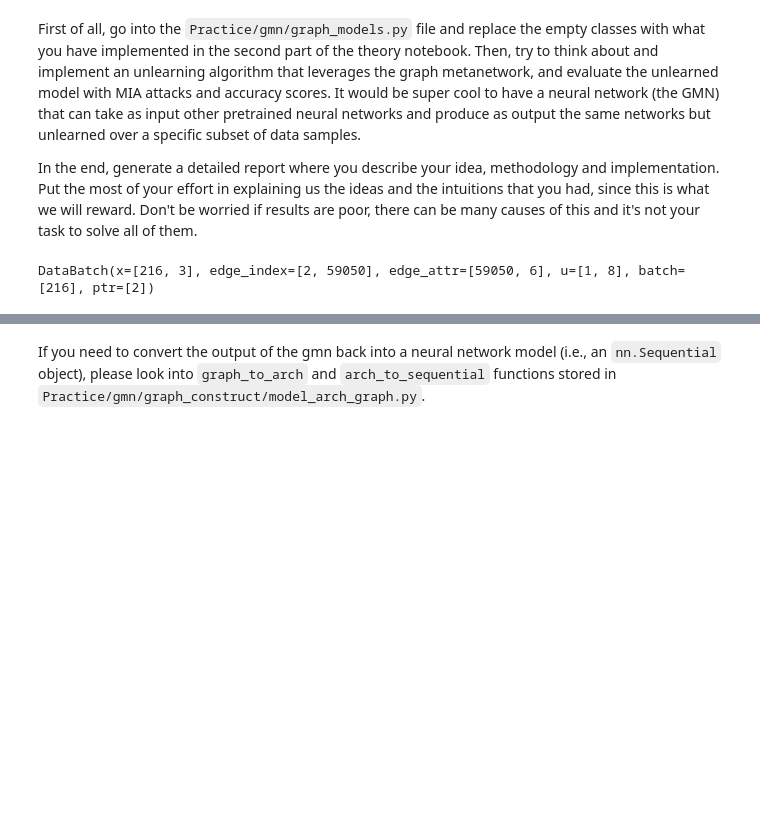
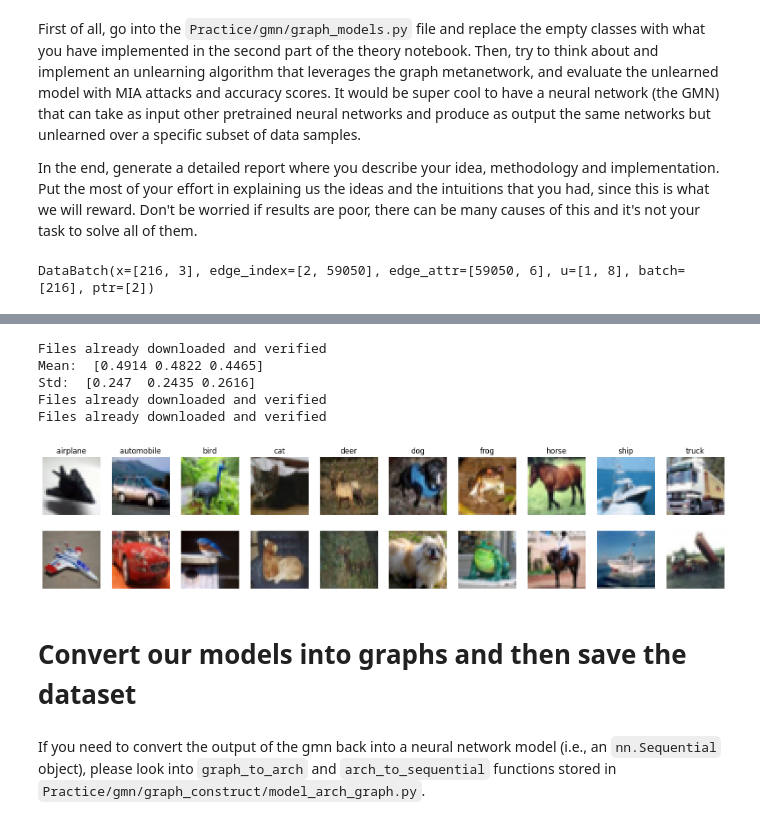
Before and after one commit to andrmagg2001/AML, a Jupyter notebook: ThirdHW/Practice/practice.ipynb, the cells around one changed output, grey strips where cells are left out. Saved outputs shown, nothing was run; the diff lists cells and outputs as text; code cells hidden in the pictures; blank space fills up the shorter version.

Commit message:
creazione dataset per gmn

```diff
--- a/ThirdHW/Practice/practice.ipynb
+++ b/ThirdHW/Practice/practice.ipynb
@@ -1371,0 +1335,56 @@ RuntimeError: Sizes of tensors must match except in dimension 1. Expected size 1
+# %%
+# Load the dataset
+train_dataset = datasets.CIFAR10(root='./data', train=True, download=True, transform=transforms.ToTensor())
+
+'''
+Add your code below
+'''
+images = np.stack([train_dataset[i][0] for i in range(len(train_dataset))])
+
+# Compute the mean and standard deviation for each channel
+mean = images.mean(axis=(0, 2, 3))
+std = images.std(axis=(0, 2, 3))
+
+print("Mean: ", np.round(mean, 4))
+print("Std: ", np.round(std, 4))
+
+# Define the augmentations for the training set
+cifar_transforms = transforms.Compose([
+    transforms.ToTensor(),                    # Convert the image to a PyTorch tensor
+    transforms.Normalize(mean, std),          # Normalize the image channel
+])
+
+# Load the CIFAR-10 dataset with the appropriate transforms
+train_dataset = datasets.CIFAR10(root="data", train=True, transform=cifar_transforms, download=True)
+test_dataset = datasets.CIFAR10(root="data", train=False, transform=cifar_transforms, download=True)
+
+#split test into test and validation
+val_dataset, test_dataset = torch.utils.data.random_split(test_dataset, [2000, 8000])
+
+batch_size = 512
+
+# Create the DataLoaders
+train_loader = DataLoader(train_dataset, batch_size = batch_size, shuffle=True)
+val_loader = DataLoader(val_dataset, batch_size = batch_size, shuffle=False)
+test_loader = DataLoader(test_dataset, batch_size = batch_size, shuffle=False)
+
+# plot 2 figures for each of the 10 classes in the dataset
+fig, axs = plt.subplots(2, 10, figsize=(20, 4))
+for i in range(10):
+    # Get the first image of each class
+    img = train_dataset.data[train_dataset.targets.index(i)]
+    axs[0, i].imshow(img)
+    axs[0, i].axis('off')
+    axs[0, i].set_title(train_dataset.classes[i])
+
+    # Get the second image of each class
+    img = train_dataset.data[train_dataset.targets.index(i, train_dataset.targets.index(i) + 1)]
+    axs[1, i].imshow(img)
+    axs[1, i].axis('off')
+# %% [output]
+Files already downloaded and verified
+Mean:  [0.4914 0.4822 0.4465]
+Std:  [0.247  0.2435 0.2616]
+Files already downloaded and verified
+Files already downloaded and verified
+[figure, added]
@@ -1371,0 +1498,2 @@ RuntimeError: Sizes of tensors must match except in dimension 1. Expected size 1
+# %% [markdown]
+# Convert our models into graphs and then save the dataset
```
Also changed, not shown: parts of 7 cells of this notebook, 2 other files.
